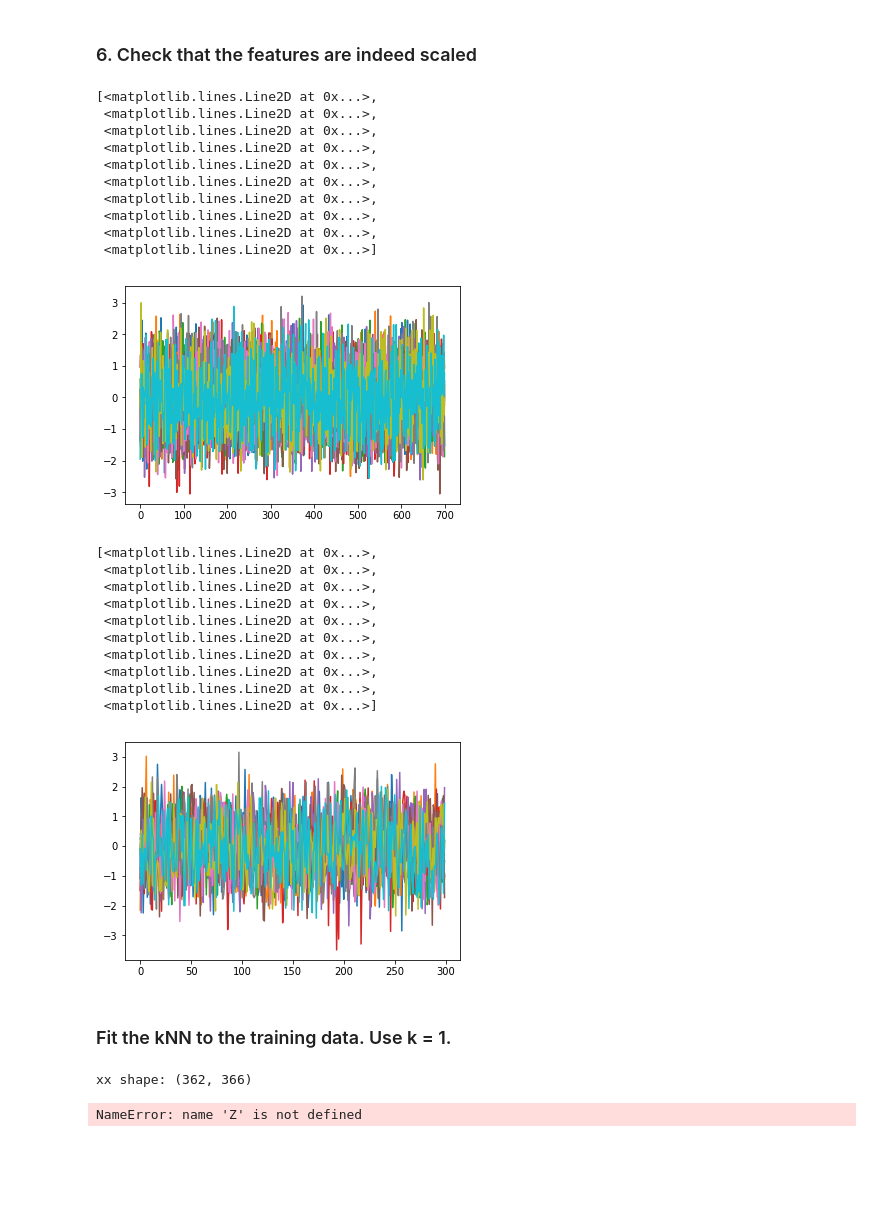
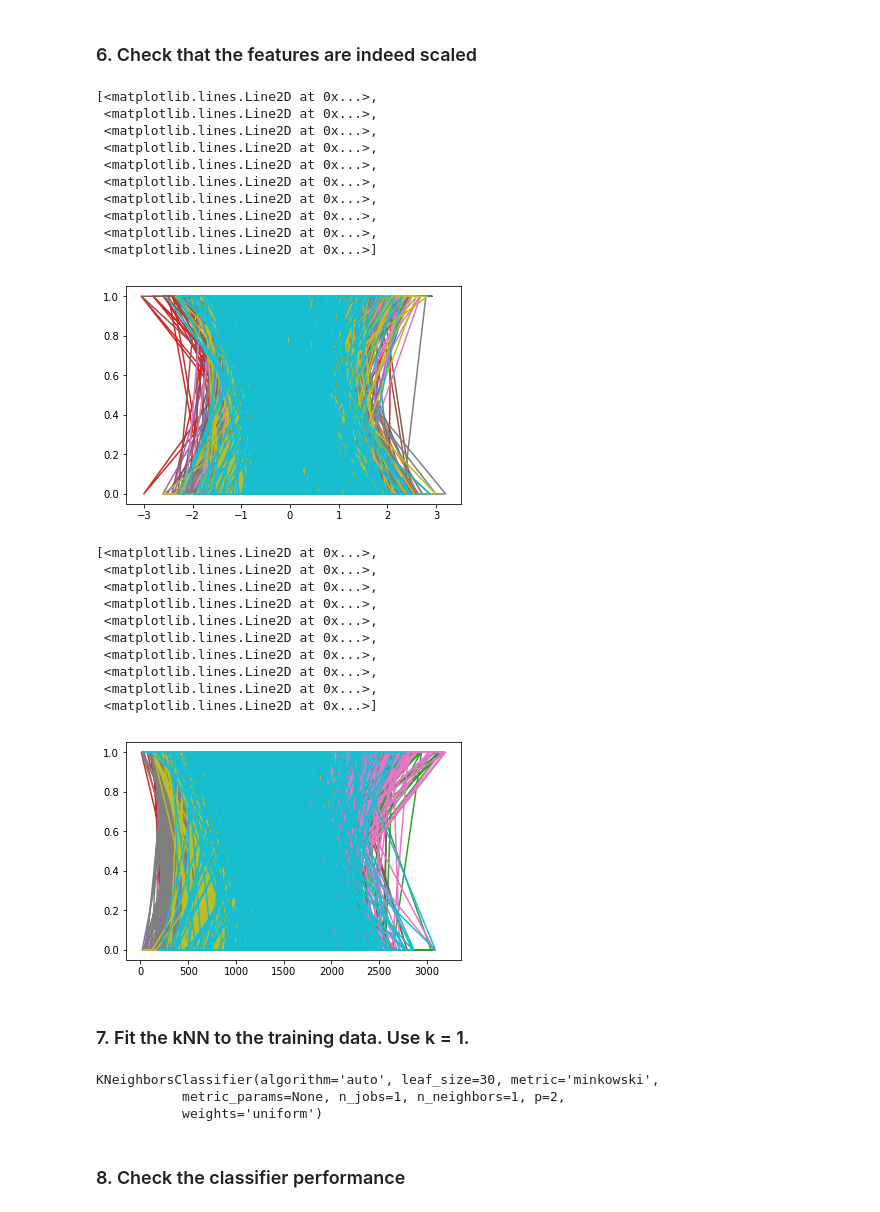
Before and after one commit to seattlechem/data-science, a Jupyter notebook: kNN.ipynb, the cells around one changed output. Cells and saved outputs as stored; diff of their text form; code cells hidden in the pictures; blank space fills up the shorter version.

```diff
--- a/kNN.ipynb
+++ b/kNN.ipynb
@@ -99,7 +99,7 @@ X_test = sc.transform(X_test)
 # %% [markdown]
 ### 6. Check that the features are indeed scaled
 # %%
-plt.plot(X_train)
+plt.plot(X_train, Y_train)
 # %% [output]
 [<matplotlib.lines.Line2D at 0x...>,
  <matplotlib.lines.Line2D at 0x...>,
@@ -111,57 +111,32 @@ plt.plot(X_train)
  <matplotlib.lines.Line2D at 0x...>,
  <matplotlib.lines.Line2D at 0x...>,
  <matplotlib.lines.Line2D at 0x...>]
-[figure, old version]
+[figure, new version]
 # %%
-plt.plot(X_test)
+plt.plot(X, Y)
 # %% [output]
 [<matplotlib.lines.Line2D at 0x...>,
  <matplotlib.lines.Line2D at 0x...>,
  <matplotlib.lines.Line2D at 0x...>,
  <matplotlib.lines.Line2D at 0x...>,
  <matplotlib.lines.Line2D at 0x...>,
  <matplotlib.lines.Line2D at 0x...>,
  <matplotlib.lines.Line2D at 0x...>,
  <matplotlib.lines.Line2D at 0x...>,
  <matplotlib.lines.Line2D at 0x...>,
  <matplotlib.lines.Line2D at 0x...>]
-[figure, old version]
+[figure, new version]
 # %% [markdown]
-### Fit the kNN to the training data. Use k = 1.
+### 7. Fit the kNN to the training data. Use k = 1.
-# %%
-# h
-h = .02
-# k
-n_neighbors = 1
-# we create an instance of Neighbours Classifier and fit the data.
-clf = neighbors.KNeighborsClassifier(n_neighbors)
-clf.fit(X_train, Y_train)
-
-# Plot the decision boundary. For that, we will assign a color to each
-# point in the mesh [x_min, x_max]x[y_min, y_max].
-x_min, x_max = X_train[:, 0].min() - 1, X_train[:, 0].max() + 1
-y_min, y_max = X_train[:, 1].min() - 1, X_train[:, 1].max() + 1
-
-xx, yy = np.meshgrid(np.arange(x_min, x_max, h),
-                     np.arange(y_min, y_max, h))
-
-print("xx shape: {0}".format(xx.shape))
-
-# Z = clf.predict(np.c_[xx.ravel(), yy.ravel()])
-# Put the result into a color plot
-Z = Z.reshape(xx.shape)
-plt.figure()
-plt.pcolormesh(xx, yy, Z, cmap=cmap_light)
-
-# Plot also the training points
-plt.scatter(X_train[:, 0], X_train[:, 1], c=y_train, cmap=cmap_bold, edgecolor='k', s=20)
-
-plt.xlim(xx.min(), xx.max())
-plt.ylim(yy.min(), yy.max())
-
-plt.title("3-Class classification (k = %i, weights = '%s')" % (n_neighbors, weights))
-
-plt.show()
-# %% [output]
-xx shape: (362, 366)
-NameError: name 'Z' is not defined
+# %%
+n_neighbors = 1
+h = .02
+weights = 'uniform'
+clf = neighbors.KNeighborsClassifier(n_neighbors, weights=weights)
+clf.fit(X_train, Y_train)
+# %% [output]
+KNeighborsClassifier(algorithm='auto', leaf_size=30, metric='minkowski',
+           metric_params=None, n_jobs=1, n_neighbors=1, p=2,
+           weights='uniform')
+# %% [markdown]
+### 8. Check the classifier performance
```
Also changed, not shown: parts of 12 cells of this notebook.
